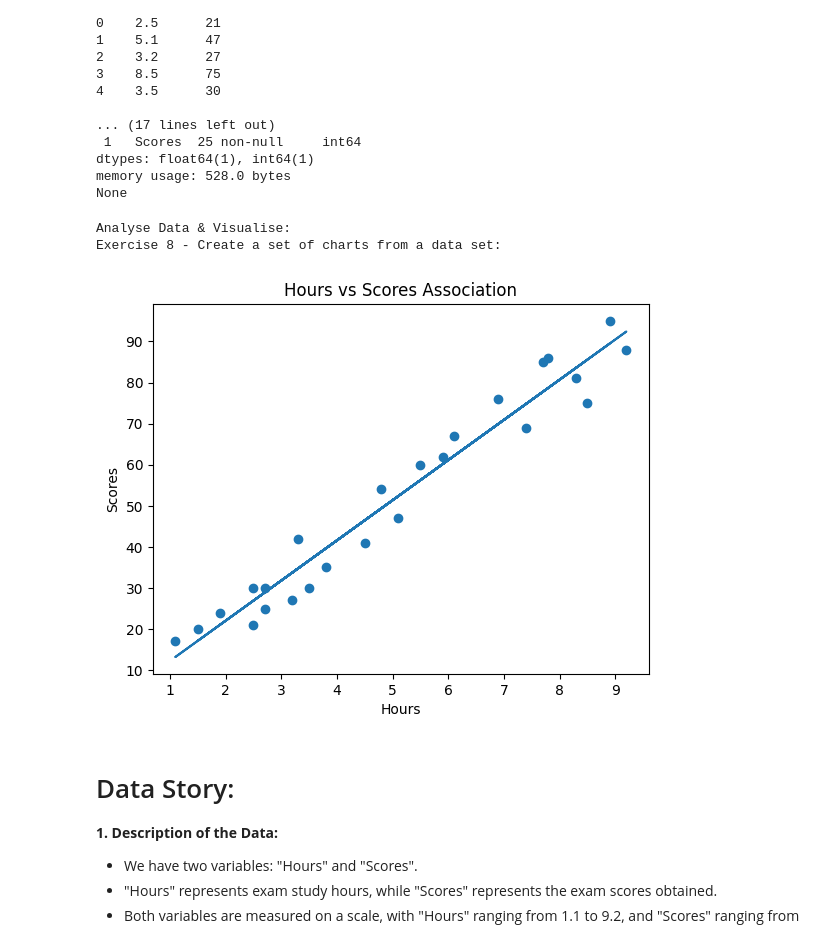
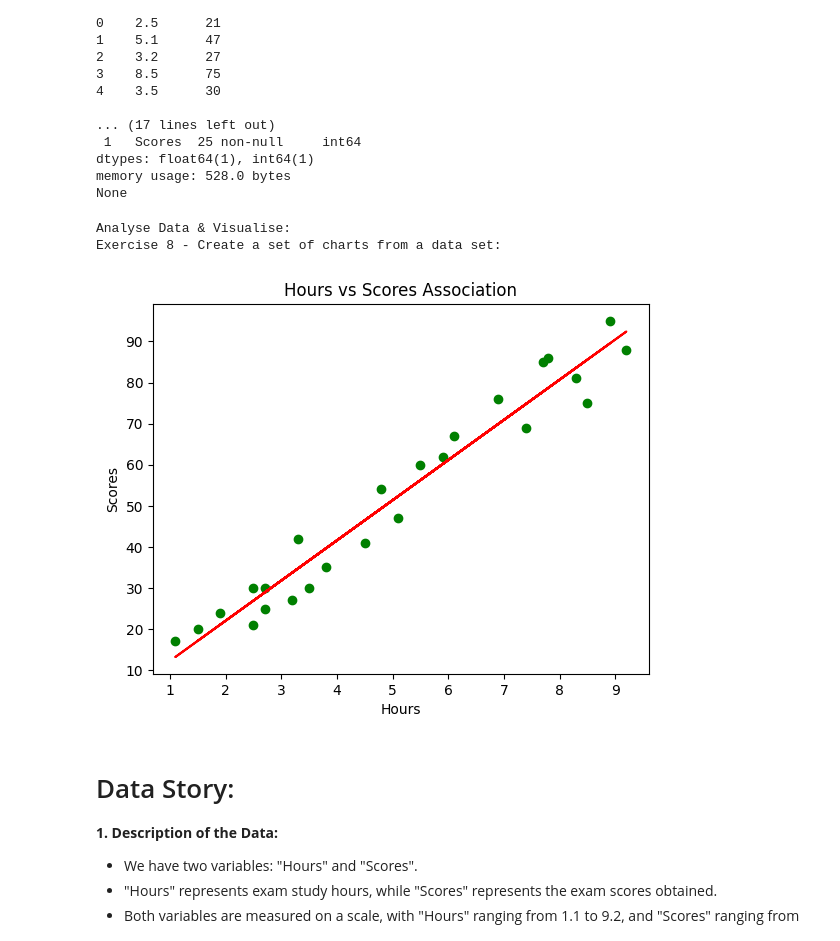
Before and after one commit to TsamayaDesigns/codeDivision-data-with-python, a Jupyter notebook: 7_1_Visualisation_with_matplotlib.ipynb, the cells around one changed output. Saved outputs shown, nothing was run; the diff lists cells and outputs as text; code cells hidden in the pictures.

```diff
--- a/7_1_Visualisation_with_matplotlib.ipynb
+++ b/7_1_Visualisation_with_matplotlib.ipynb
@@ -418,7 +418,6 @@ print("\nAnalyse Data & Visualise: \nExercise 6 - Histograms of age: ")
 # Analyse Data & Visualise
 def analyse_data():
   wellbeing_data = psych_data["Wellbeing"]
-  plt.hist(wellbeing_data)
   plt.xlabel("Wellbeing")
   plt.ylabel("Bins")
   plt.hist(wellbeing_data, color = 'red')
@@ -560,28 +559,28 @@ None
 # %%
 print("\nAnalyse Data & Visualise: \nExercise 8 - Create a set of charts from a data set: \n")
 
 # Analyse Data & Visualise
 def analyse_data():
   # Scatterplot of Hours and Scores data:
   x = exam_data["Hours"]
   y = exam_data["Scores"]
   plt.title("Hours vs Scores Association")
   plt.xlabel("Hours")
   plt.ylabel("Scores")
-  plt.scatter(x, y)
+  plt.scatter(x, y, color = "green", label = "Data")
 
   # Linear Regression:
   regression = linregress(x, y)
   slope = regression.slope
   intercept = regression.intercept
-  plt.plot(x, slope*x + intercept)
+  plt.plot(x, slope*x + intercept, color = "red", label = "Linear Regression")
   plt.show()
 
 analyse_data()
 # %% [output]
 Analyse Data & Visualise:
 Exercise 8 - Create a set of charts from a data set:
-[figure, old version]
+[figure, new version]
 # %% [markdown]
 # Data Story:
 
```
